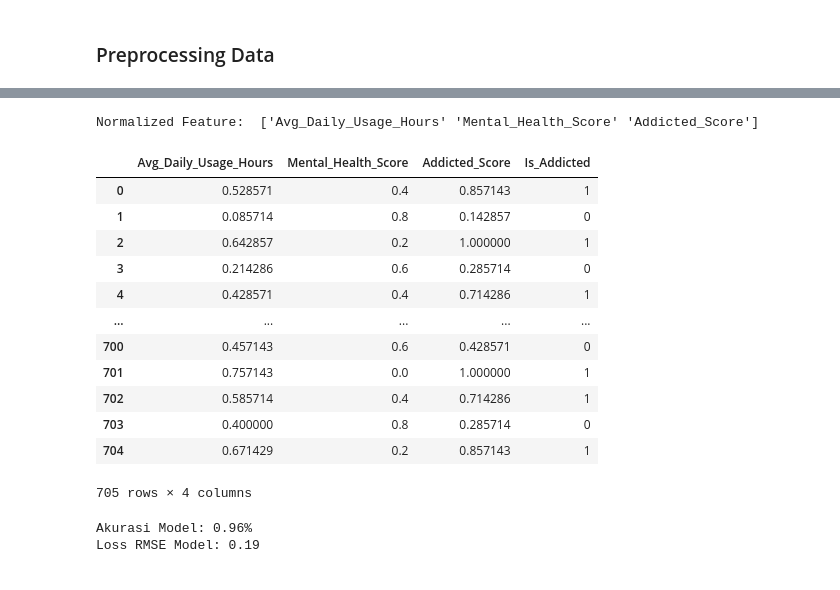
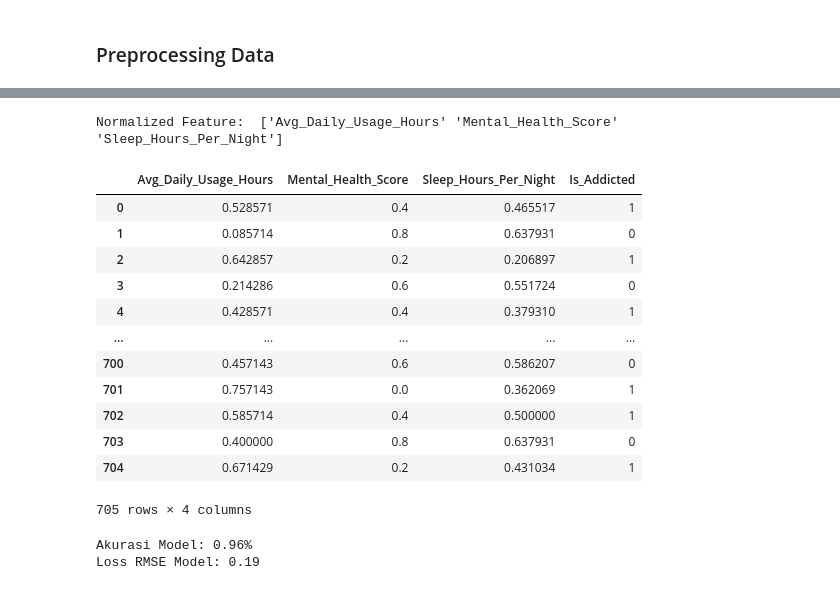
Before and after one commit to supimadi/ibm-capstone, a Jupyter notebook: Capstone Project.ipynb, the cells around one changed output, grey strips where cells are left out. Cells and saved outputs as stored; diff of their text form; code cells hidden in the pictures.

```diff
--- a/Capstone Project.ipynb
+++ b/Capstone Project.ipynb
@@ -123,7 +123,7 @@ Kepada seseorang yang telah mengalami kecanduan, lebih baik menemui psikiater un
 # %%
 # Memilih feature yang relevant
 
-selected_cols = ["Avg_Daily_Usage_Hours", "Mental_Health_Score", "Addicted_Score"]
+selected_cols = ["Avg_Daily_Usage_Hours", "Mental_Health_Score", "Addicted_Score", "Sleep_Hours_Per_Night"]
 filtered_dataset = dataset.loc[:, selected_cols]
 
 display(filtered_dataset)
@@ -145,6 +145,7 @@ display(filtered_dataset)
 # Encoding Data
 
 filtered_dataset["Is_Addicted"] = filtered_dataset["Addicted_Score"].apply(lambda x: 1 if x >= 6 else 0)
+filtered_dataset = filtered_dataset.drop("Addicted_Score", axis=1)
 
 display(filtered_dataset)
 # %% [output]
@@ -164,32 +165,32 @@ display(filtered_dataset)
 # %%
 # Normalisasi Data
 
 from sklearn.preprocessing import MinMaxScaler
 
-selected_coloums = ["Avg_Daily_Usage_Hours", "Mental_Health_Score", "Addicted_Score"]
+selected_coloums = ["Avg_Daily_Usage_Hours", "Mental_Health_Score", "Sleep_Hours_Per_Night"]
 
 scaller = MinMaxScaler()
 normalized_value = scaller.fit_transform(filtered_dataset.loc[:, selected_coloums].values)
 
 for s,t in zip(selected_coloums, normalized_value.T):
     filtered_dataset[s] = t
 
 print("Normalized Feature: ", scaller.get_feature_names_out(selected_coloums))
 display(filtered_dataset)
 # %% [output]
-Normalized Feature:  ['Avg_Daily_Usage_Hours' 'Mental_Health_Score' 'Addicted_Score']
+Normalized Feature:  ['Avg_Daily_Usage_Hours' 'Mental_Health_Score' 'Sleep_Hours_Per_Night']
-|  | Avg_Daily_Usage_Hours | Mental_Health_Score | Addicted_Score | Is_Addicted |
-| 0 | 0.528571 | 0.4 | 0.857143 | 1 |
-| 1 | 0.085714 | 0.8 | 0.142857 | 0 |
-| 2 | 0.642857 | 0.2 | 1.000000 | 1 |
-| 3 | 0.214286 | 0.6 | 0.285714 | 0 |
-| 4 | 0.428571 | 0.4 | 0.714286 | 1 |
+|  | Avg_Daily_Usage_Hours | Mental_Health_Score | Sleep_Hours_Per_Night | Is_Addicted |
+| 0 | 0.528571 | 0.4 | 0.465517 | 1 |
+| 1 | 0.085714 | 0.8 | 0.637931 | 0 |
+| 2 | 0.642857 | 0.2 | 0.206897 | 1 |
+| 3 | 0.214286 | 0.6 | 0.551724 | 0 |
+| 4 | 0.428571 | 0.4 | 0.379310 | 1 |
 | ... | ... | ... | ... | ... |
-| 700 | 0.457143 | 0.6 | 0.428571 | 0 |
-| 701 | 0.757143 | 0.0 | 1.000000 | 1 |
-| 702 | 0.585714 | 0.4 | 0.714286 | 1 |
-| 703 | 0.400000 | 0.8 | 0.285714 | 0 |
-| 704 | 0.671429 | 0.2 | 0.857143 | 1 |
+| 700 | 0.457143 | 0.6 | 0.586207 | 0 |
+| 701 | 0.757143 | 0.0 | 0.362069 | 1 |
+| 702 | 0.585714 | 0.4 | 0.500000 | 1 |
+| 703 | 0.400000 | 0.8 | 0.637931 | 0 |
+| 704 | 0.671429 | 0.2 | 0.431034 | 1 |
 705 rows × 4 columns
 # %%
 # Pembagian Data
```
Also changed, not shown: parts of 3 cells of this notebook.
